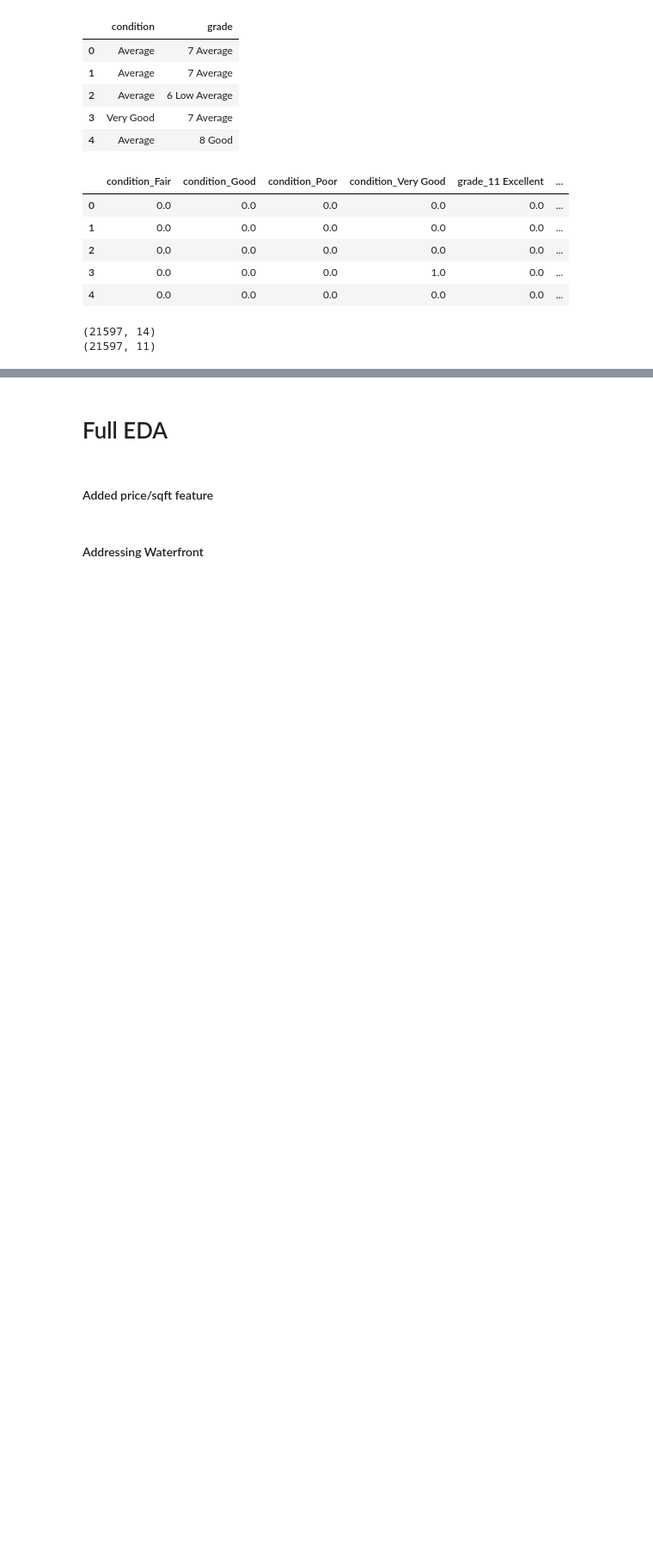
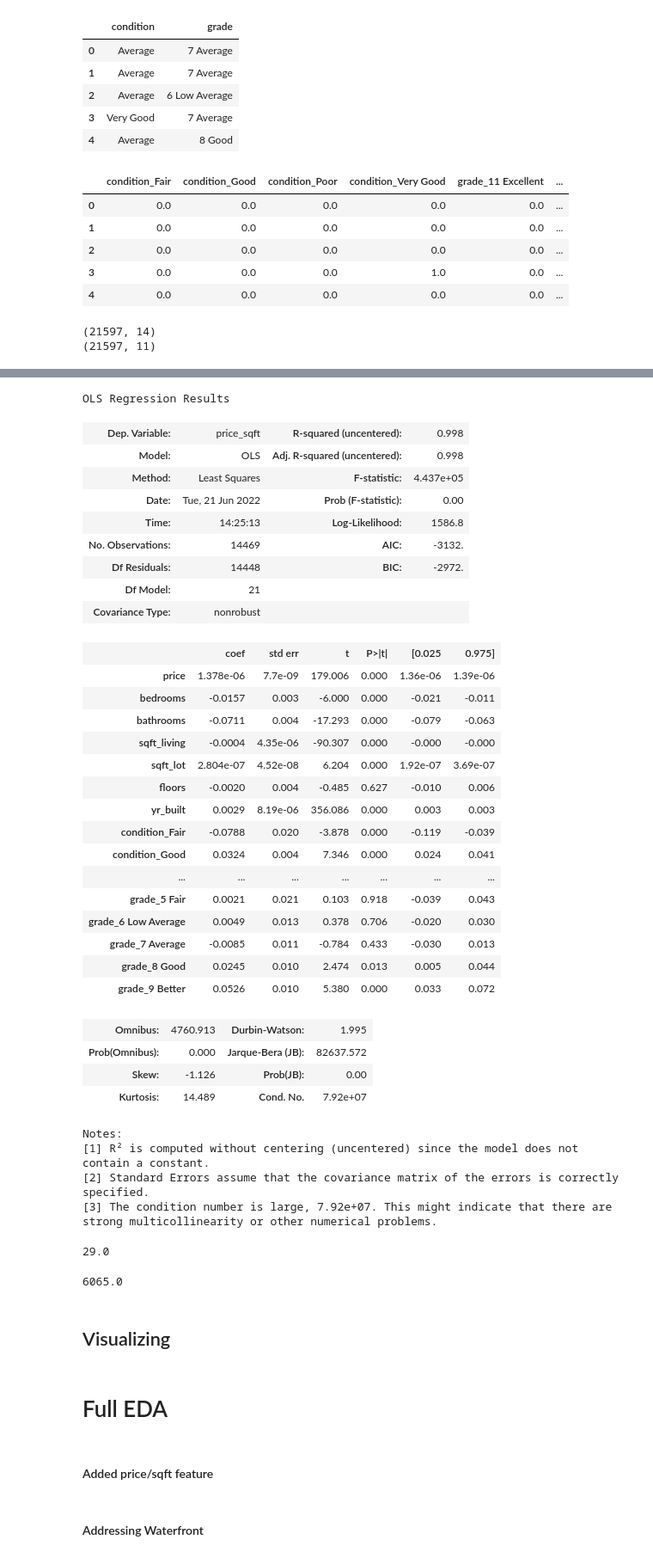
Before and after one commit to ThomasHChapman/P2-SeattleHousing, a Jupyter notebook: working_notebooks/tom_working.ipynb, the cells around one changed output, grey strips where cells are left out. Shown: that part at 86% size. Saved outputs shown, nothing was run; the diff lists cells and outputs as text; code cells hidden in the pictures; blank space fills up the shorter version.

```diff
--- a/working_notebooks/tom_working.ipynb
+++ b/working_notebooks/tom_working.ipynb
@@ -227,0 +265,57 @@ strong multicollinearity or other numerical problems.
+# %%
+# Model with log-scaled y. R-squared improved ~3 points
+
+X = train_df.drop(columns=['price_sqft'])
+y = np.log(train_df['price_sqft'])
+model2 = sm.OLS(endog=y, exog=X).fit()
+model2.summary()
+# %% [output]
+OLS Regression Results
+| Dep. Variable: | price_sqft | R-squared (uncentered): | 0.998 |
+| Model: | OLS | Adj. R-squared (uncentered): | 0.998 |
+| Method: | Least Squares | F-statistic: | 4.437e+05 |
+| Date: | Tue, 21 Jun 2022 | Prob (F-statistic): | 0.00 |
+| Time: | 14:25:13 | Log-Likelihood: | 1586.8 |
+| No. Observations: | 14469 | AIC: | -3132. |
+| Df Residuals: | 14448 | BIC: | -2972. |
+| Df Model: | 21 |  |  |
+| Covariance Type: | nonrobust |  |  |
+|  | coef | std err | t | P>|t| | [0.025 | 0.975] |
+| price | 1.378e-06 | 7.7e-09 | 179.006 | 0.000 | 1.36e-06 | 1.39e-06 |
+| bedrooms | -0.0157 | 0.003 | -6.000 | 0.000 | -0.021 | -0.011 |
+| bathrooms | -0.0711 | 0.004 | -17.293 | 0.000 | -0.079 | -0.063 |
+| sqft_living | -0.0004 | 4.35e-06 | -90.307 | 0.000 | -0.000 | -0.000 |
+| sqft_lot | 2.804e-07 | 4.52e-08 | 6.204 | 0.000 | 1.92e-07 | 3.69e-07 |
+| floors | -0.0020 | 0.004 | -0.485 | 0.627 | -0.010 | 0.006 |
+| yr_built | 0.0029 | 8.19e-06 | 356.086 | 0.000 | 0.003 | 0.003 |
+| condition_Fair | -0.0788 | 0.020 | -3.878 | 0.000 | -0.119 | -0.039 |
+| condition_Good | 0.0324 | 0.004 | 7.346 | 0.000 | 0.024 | 0.041 |
+| ... | ... | ... | ... | ... | ... | ... |
+| grade_5 Fair | 0.0021 | 0.021 | 0.103 | 0.918 | -0.039 | 0.043 |
+| grade_6 Low Average | 0.0049 | 0.013 | 0.378 | 0.706 | -0.020 | 0.030 |
+| grade_7 Average | -0.0085 | 0.011 | -0.784 | 0.433 | -0.030 | 0.013 |
+| grade_8 Good | 0.0245 | 0.010 | 2.474 | 0.013 | 0.005 | 0.044 |
+| grade_9 Better | 0.0526 | 0.010 | 5.380 | 0.000 | 0.033 | 0.072 |
+| Omnibus: | 4760.913 | Durbin-Watson: | 1.995 |
+| Prob(Omnibus): | 0.000 | Jarque-Bera (JB): | 82637.572 |
+| Skew: | -1.126 | Prob(JB): | 0.00 |
+| Kurtosis: | 14.489 | Cond. No. | 7.92e+07 |
+Notes:
+[1] R² is computed without centering (uncentered) since the model does not contain a constant.
+[2] Standard Errors assume that the covariance matrix of the errors is correctly specified.
+[3] The condition number is large, 7.92e+07. This might indicate that there are
+strong multicollinearity or other numerical problems.
+# %%
+kc_encoded['condition_Poor'].sum()
+
+# Maybe drop since pvalues are very high and minimal number of properties.
+# %% [output]
+29.0
+# %%
+kc_encoded['grade_8 Good'].sum()
+
+# Too big a population to drop.
+# %% [output]
+6065.0
+# %% [markdown]
+## Visualizing
```
Also changed, not shown: parts of 22 cells of this notebook.
